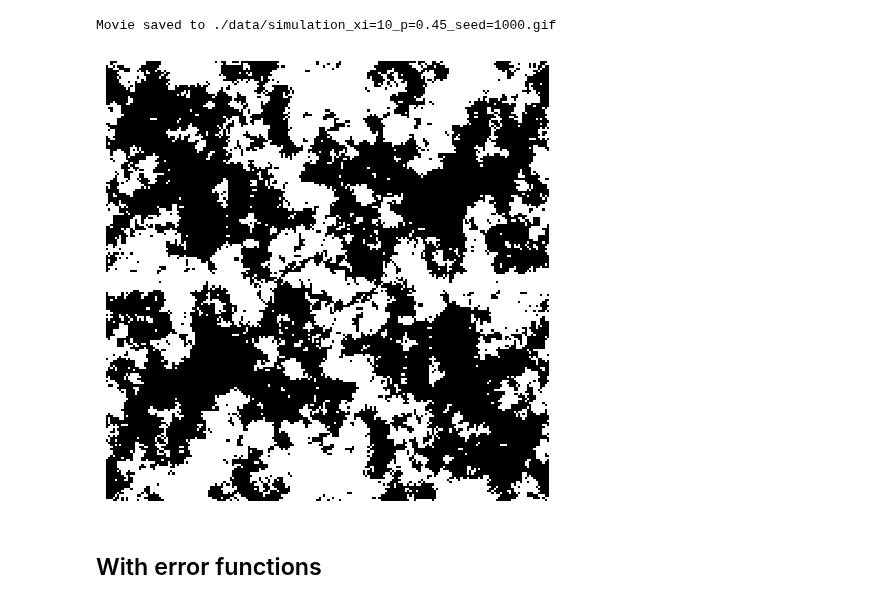
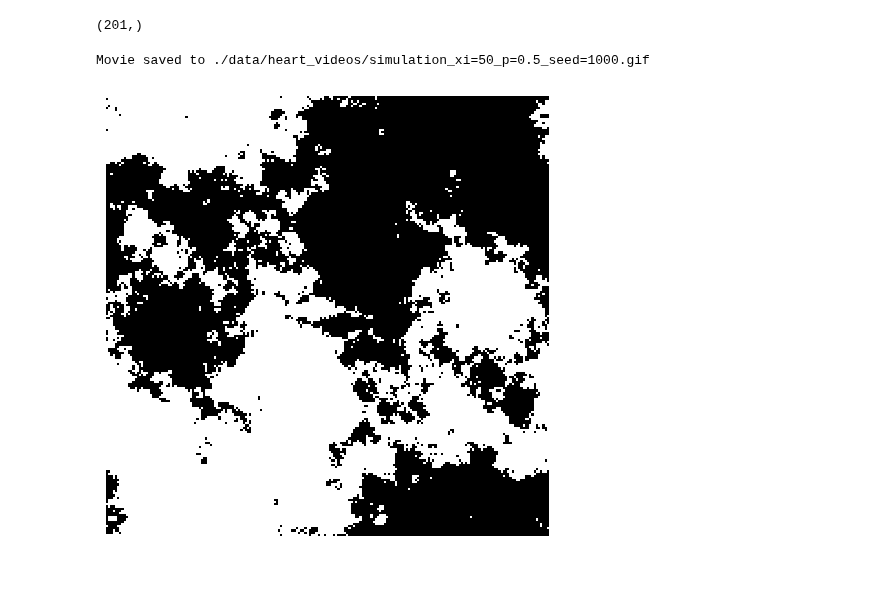
Before and after one commit to Priesemann-Group/perspective_heart_and_brain, a Jupyter notebook: notebooks/disorder_exp_correlation.ipynb, the cells around one changed output. Drawn from its saved outputs; the diff is of its cells as text; code cells hidden in the pictures; blank space fills up the shorter version.

Commit message:
Correct correlated disorder

```diff
--- a/notebooks/disorder_exp_correlation.ipynb
+++ b/notebooks/disorder_exp_correlation.ipynb
@@ -20,6 +22,8 @@ savefig_args = {
     'bbox_inches': 'tight',
     'pad_inches': 0
 }
+
+file_videos='./data/heart_videos/'
 #mm to inches conversion
 def mm_to_inches(mm):
     return mm / 25.4
@@ -102,0 +274,26 @@ def find_threshold_for_ratio(G, p, tol=1e-5):
+# %%
+L=200
+xi=6
+x = np.arange(-L//2, L//2+1)
+print(x.shape)
+y = np.arange(-L//2, L//2+1 )
+X, Y = np.meshgrid(x, y)
+coords = np.vstack([X.ravel(), Y.ravel()]).T
+
+Cx = C_exponential(coords, xi).reshape(x.size, y.size)
+Ck_2d = np.fft.fft2(Cx)
+#Ck_2d = np.fft.fftshift(Ck_2d)
+k_2d = np.fft.fftfreq(Cx.shape[0], d=1)
+Sk_2d = np.abs(Ck_2d)
+
+rng = np.random.RandomState(1000)
+Gk_2d = rng.normal(0, 1, Ck_2d.shape) * np.sqrt(Sk_2d)*(L+1)
+Gk_2d1 = rng.normal(0, 1, Ck_2d.shape) * np.sqrt(Sk_2d)*(L+1)
+#Gk_2d1 = np.random.normal(0, 1, Ck_2d.shape) * np.sqrt(Sk_2d)*(L+1)
+# inverse Fourier transform gives two real-valued Gaussian random fields (real and imaginary part)
+Gx_2d = np.fft.ifft2(Gk_2d+1j*Gk_2d1)
+Gx1_2d = np.real(Gx_2d)
+Gx2_2d = np.imag(Gx_2d)
+#Gx1_2d, Gx2_2d = separate_real_imag(Gx_2d)
+print(np.min(Gx1_2d), np.max(Gx1_2d))
+print(np.min(Gx2_2d), np.max(Gx2_2d))
@@ -103,6 +322,6 @@ def find_threshold_for_ratio(G, p, tol=1e-5):
 # %%
 
-def generate_laplacian(N, conduction_block_threshold,xi, sparse_matrix=False):
+def generate_laplacian(N, conduction_block_threshold,xi, sparse_matrix=False, seed=1000):
     """
     Generate the Laplacian matrix for a grid graph with conduction blocks given by correlated disorder.
     parameters:
@@ -124,9 +343,9 @@ def generate_laplacian(N, conduction_block_threshold,xi, sparse_matrix=False):
     adj_rows = []
     adj_cols = []
     adj_data = []
-    Gx, G2=correlated_disorder(N-1,xi)
+    G2, Gx=correlated_disorder(N-1,xi, seed=seed)
 
-    conduction_blocks = Gx.reshape(N, N) < find_threshold_for_ratio(Gx, conduction_block_threshold)
+    conduction_blocks = Gx.reshape(N, N) < compute_theta(conduction_block_threshold)
 
 
     # Function to map grid (i, j) to a single node index
@@ -415,3 +453,7 @@ def create_movie_from_array(array, output_file="movie.mp4", fps=10, frame_skip=5
 
     plt.close(fig)
     print(f"Movie saved to {output_file}")
+# %%
+L1, c1= generate_laplacian(201, 0.5, 50, sparse_matrix=True, seed=1000)
+# %% [output]
+(201,)
@@ -418,19 +462,18 @@ def create_movie_from_array(array, output_file="movie.mp4", fps=10, frame_skip=5
 # %%
 u_sol=u_sol.T
-u_sol4=u_sol.reshape(200,200, -1)
+u_sol4=u_sol.reshape(201,201, -1)
 
 #u_sol3=u_sol2[12:(N_x-40),4:(N_x-4),:]
 
 
-create_movie_from_array(u_sol4, output_file="./data/simulation_xi=10_p=0.45_seed=1000.gif", fps=100, frame_skip=1)
+create_movie_from_array(u_sol4, output_file=file_videos +"simulation_xi=50_p=0.5_seed=1000.gif", fps=100, frame_skip=1)
 # %% [output]
-Movie saved to ./data/simulation_xi=10_p=0.45_seed=1000.gif
+Movie saved to ./data/heart_videos/simulation_xi=50_p=0.5_seed=1000.gif
 # %%
+#plt.figure(figsize=(mm_to_inches(145), mm_to_inches(145)))
 plt.figure(figsize=(mm_to_inches(145), mm_to_inches(145)))
-plt.imshow(c1, cmap='gray', interpolation='none', aspect='auto')
+plt.imshow(~c1, cmap='gray', interpolation='none', aspect='auto')
 plt.axis('off')
-plt.savefig('./data/conduction_blocks_xi=10_p=0.45_seed=1000.pdf', **savefig_args)
+plt.savefig(file_videos +'conduction_blocks_xi=50_p=0.5_seed=1000.pdf', **savefig_args)
 # %% [output]
-[figure, old version]
+[figure, new version]
-# %% [markdown]
-## With error functions
```
Also changed, not shown: parts of 32 cells of this notebook, 3 other files.
